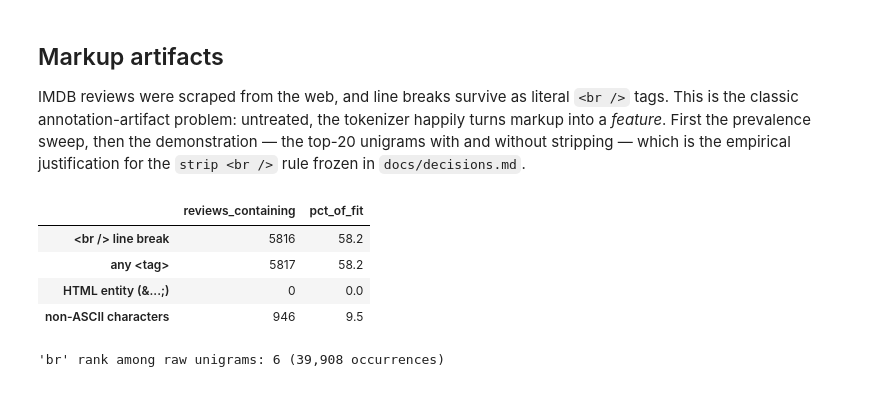
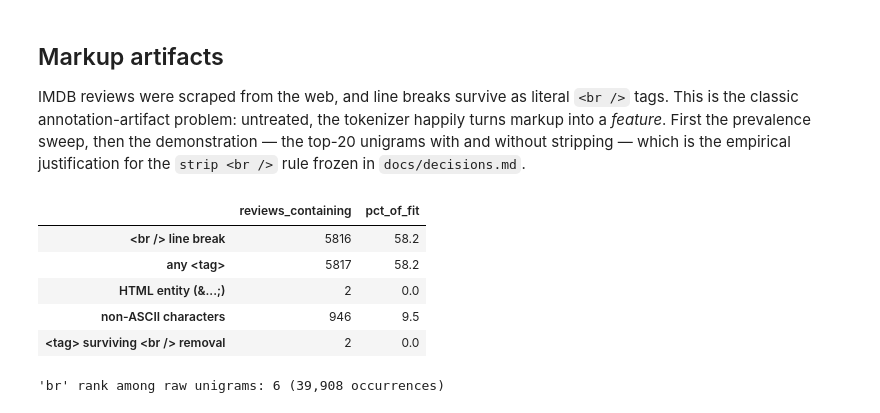
Before and after one commit to nazeshinjite/movie-review-sentiment, a Jupyter notebook: notebooks/01_eda.ipynb, the cells around one changed output. Saved outputs shown, nothing was run; the diff lists cells and outputs as text; code cells hidden in the pictures.

```diff
--- a/notebooks/01_eda.ipynb
+++ b/notebooks/01_eda.ipynb
@@ -130,27 +132,33 @@ IMDB reviews were scraped from the web, and line breaks survive as literal `<br
 # %%
 patterns = {
     "<br /> line break": r"<br\s*/?>",
     "any <tag>": r"<[a-zA-Z][^>]*>",
-    "HTML entity (&...;)": r"&[a-z]+;",
+    "HTML entity (&...;)": r"&(?:#\d+|[a-zA-Z]+);",
     "non-ASCII characters": r"[^\x00-\x7F]",
 }
-artifacts = pd.DataFrame(
-    {
-        "reviews_containing": {
-            name: int(fit["text"].str.contains(pat, regex=True).sum())
-            for name, pat in patterns.items()
-        }
-    }
+counts = {
+    name: int(fit["text"].str.contains(pat, regex=True).sum())
+    for name, pat in patterns.items()
+}
+# The "any <tag>" row overlaps the <br /> row almost entirely, so differencing the
+# two proves nothing. This second pass answers the disjoint question instead:
+# what markup is still standing once line breaks are stripped?
+no_br = fit["text"].str.replace(r"<br\s*/?>", " ", regex=True)
+counts["<tag> surviving <br /> removal"] = int(
+    no_br.str.contains(r"<[a-zA-Z][^>]*>", regex=True).sum()
 )
+
+artifacts = pd.DataFrame({"reviews_containing": counts})
 artifacts["pct_of_fit"] = (artifacts["reviews_containing"] / len(fit) * 100).round(1)
-artifacts.to_csv(TBL / "01-eda_html_artifacts.csv")
+artifacts.to_csv(TBL / "01-eda_html_artifacts.csv", index_label="artifact")
 artifacts
 # %% [output]
 |  | reviews_containing | pct_of_fit |
 | <br /> line break | 5816 | 58.2 |
 | any <tag> | 5817 | 58.2 |
-| HTML entity (&...;) | 0 | 0.0 |
+| HTML entity (&...;) | 2 | 0.0 |
 | non-ASCII characters | 946 | 9.5 |
+| <tag> surviving <br /> removal | 2 | 0.0 |
 # %%
 def top_unigrams(texts, k=20):
     cv = CountVectorizer(lowercase=True)
```
Also changed, not shown: parts of 2 cells of this notebook, 3 other files.
